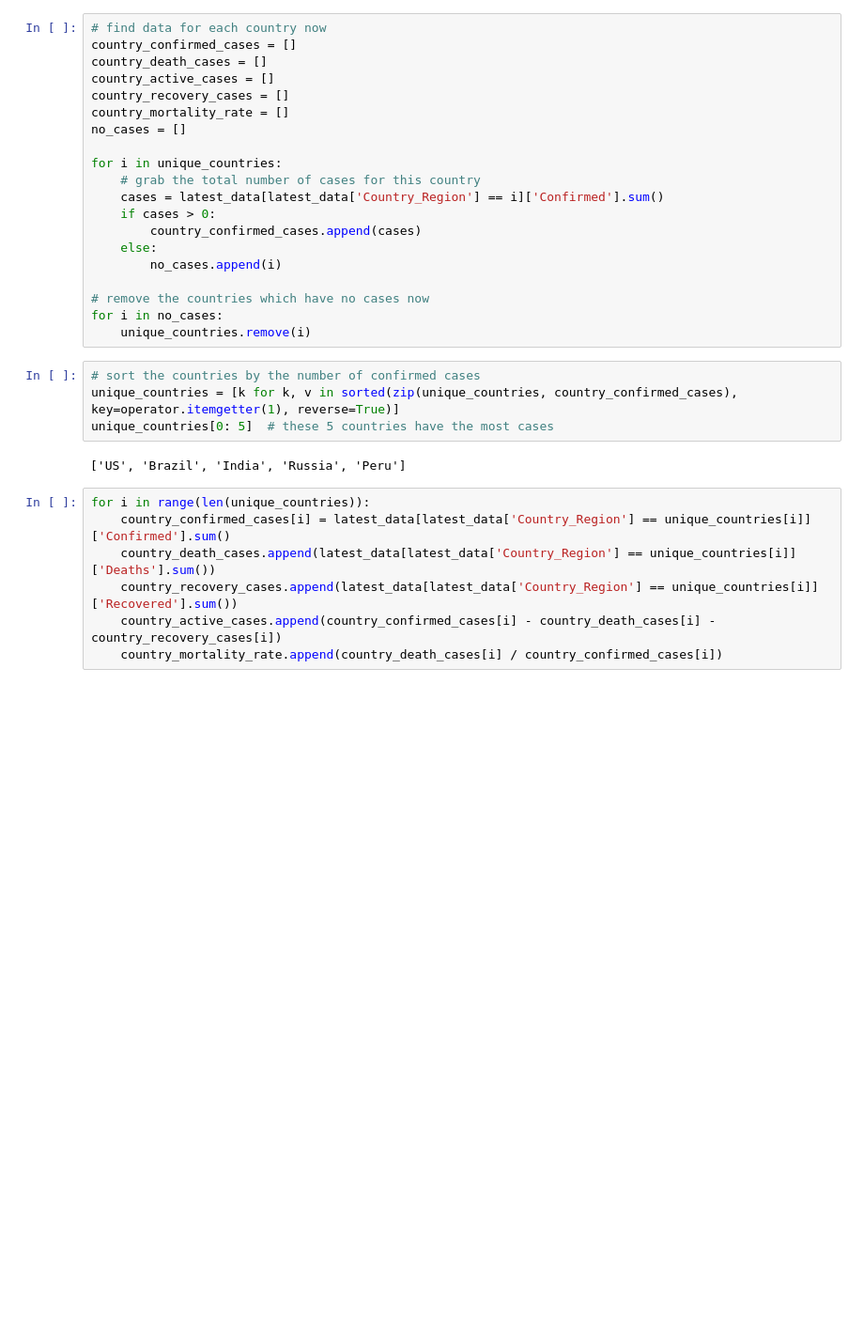
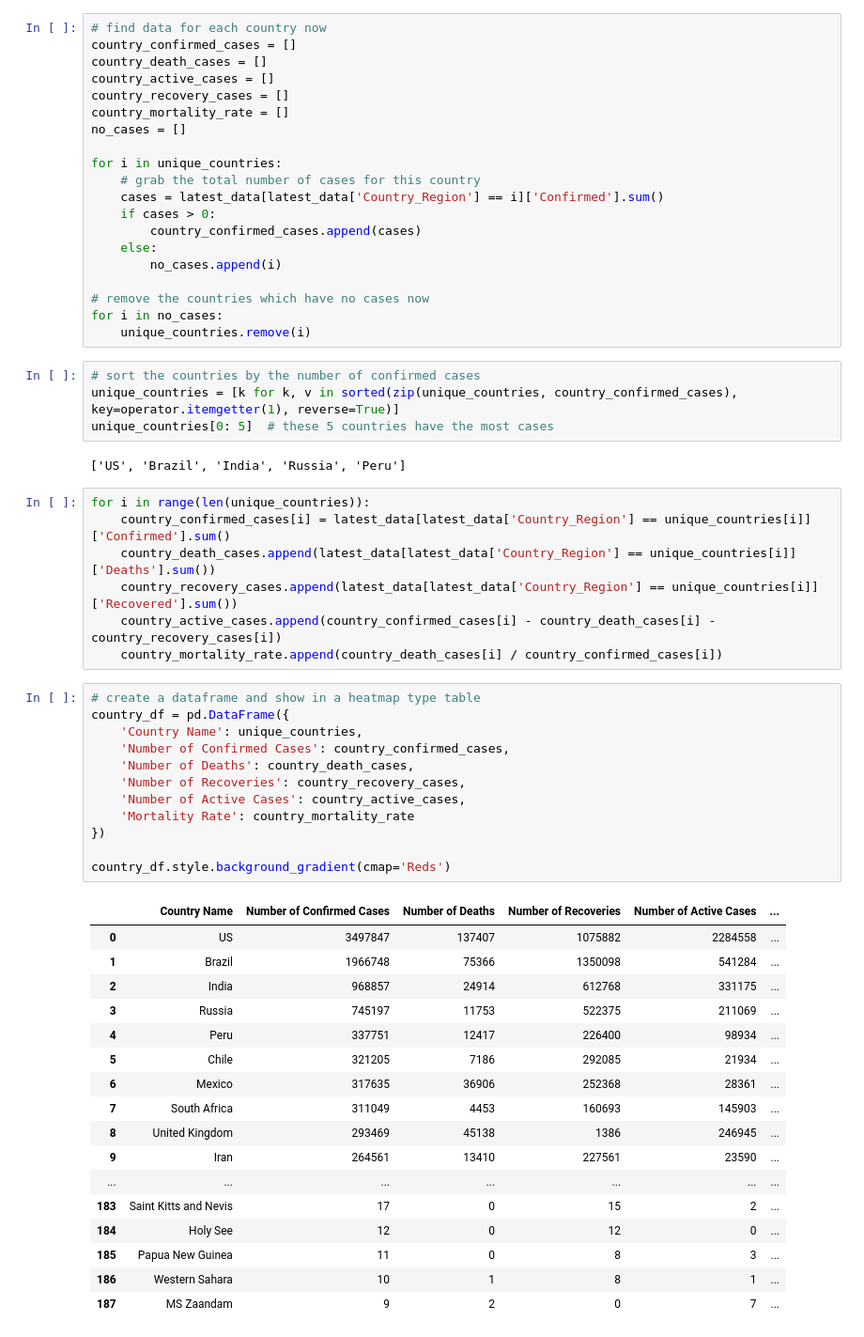
Before and after one commit to dharm1k987/tensorflow_covid-19, a Jupyter notebook: COVID-19 Prediction Analysis.ipynb, the cells around one changed output. Shown at 94% size. Drawn from its saved outputs; the diff is of its cells as text; blank space fills up the shorter version.

Commit message:
add diagram for countries and for provinces

```diff
--- a/COVID-19 Prediction Analysis.ipynb
+++ b/COVID-19 Prediction Analysis.ipynb
@@ -328,3 +328,33 @@ for i in range(len(unique_countries)):
     country_recovery_cases.append(latest_data[latest_data['Country_Region'] == unique_countries[i]]['Recovered'].sum())
     country_active_cases.append(country_confirmed_cases[i] - country_death_cases[i] - country_recovery_cases[i])
     country_mortality_rate.append(country_death_cases[i] / country_confirmed_cases[i])
+# %%
+# create a dataframe and show in a heatmap type table
+country_df = pd.DataFrame({
+    'Country Name': unique_countries,
+    'Number of Confirmed Cases': country_confirmed_cases,
+    'Number of Deaths': country_death_cases,
+    'Number of Recoveries': country_recovery_cases,
+    'Number of Active Cases': country_active_cases,
+    'Mortality Rate': country_mortality_rate
+})
+
+country_df.style.background_gradient(cmap='Reds')
+# %% [output]
+|  | Country Name | Number of Confirmed Cases | Number of Deaths | Number of Recoveries | Number of Active Cases | ... |
+| 0 | US | 3497847 | 137407 | 1075882 | 2284558 | ... |
+| 1 | Brazil | 1966748 | 75366 | 1350098 | 541284 | ... |
+| 2 | India | 968857 | 24914 | 612768 | 331175 | ... |
+| 3 | Russia | 745197 | 11753 | 522375 | 211069 | ... |
+| 4 | Peru | 337751 | 12417 | 226400 | 98934 | ... |
+| 5 | Chile | 321205 | 7186 | 292085 | 21934 | ... |
+| 6 | Mexico | 317635 | 36906 | 252368 | 28361 | ... |
+| 7 | South Africa | 311049 | 4453 | 160693 | 145903 | ... |
+| 8 | United Kingdom | 293469 | 45138 | 1386 | 246945 | ... |
+| 9 | Iran | 264561 | 13410 | 227561 | 23590 | ... |
+| ... | ... | ... | ... | ... | ... | ... |
+| 183 | Saint Kitts and Nevis | 17 | 0 | 15 | 2 | ... |
+| 184 | Holy See | 12 | 0 | 12 | 0 | ... |
+| 185 | Papua New Guinea | 11 | 0 | 8 | 3 | ... |
+| 186 | Western Sahara | 10 | 1 | 8 | 1 | ... |
+| 187 | MS Zaandam | 9 | 2 | 0 | 7 | ... |
```
Also changed, not shown: parts of 5 cells of this notebook.
